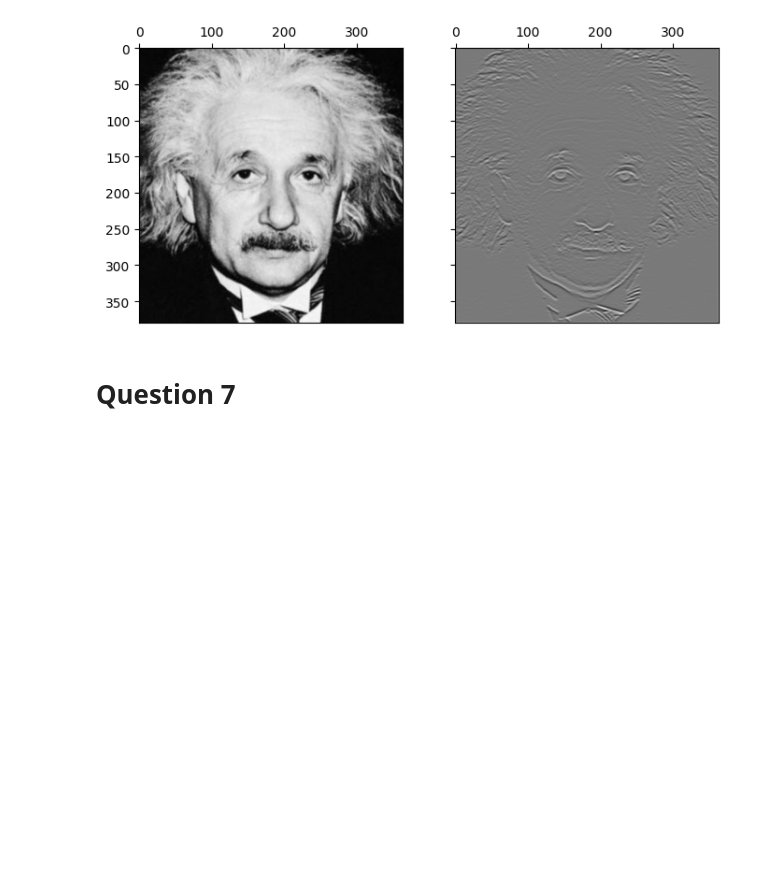
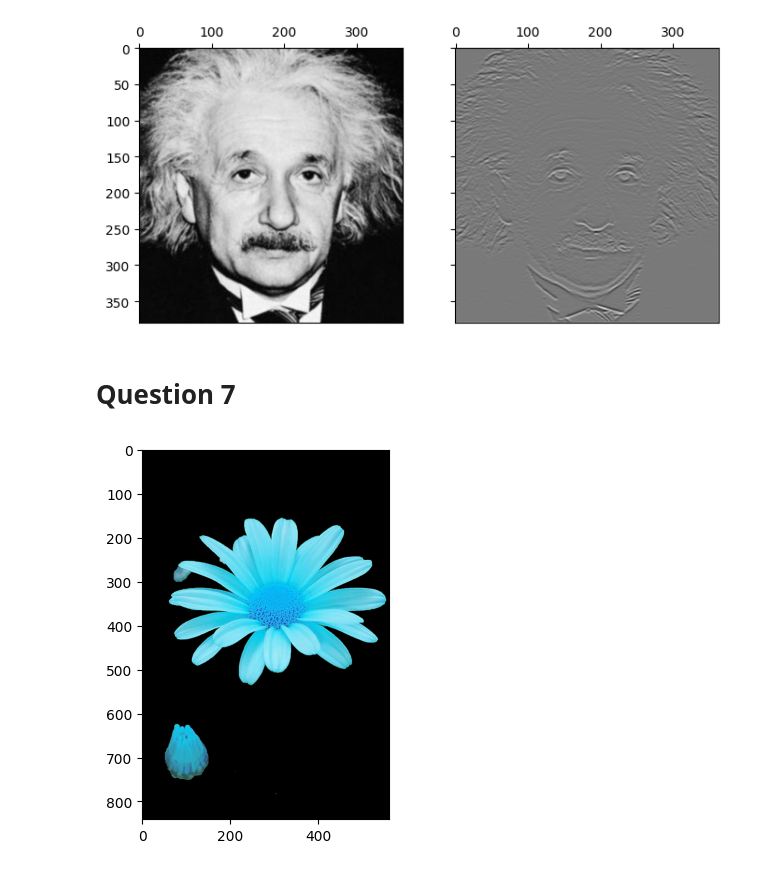
Before and after one commit to dila-janath/EN5204_Assignment_1, a Jupyter notebook: assignment1.ipynb, the cells around one changed output. Cells and saved outputs as stored; diff of their text form; code cells hidden in the pictures; blank space fills up the shorter version.

```diff
--- a/assignment1.ipynb
+++ b/assignment1.ipynb
@@ -349,3 +351,22 @@ plt.show
 [figure]
 # %% [markdown]
 # Question 7
+# %%
+import numpy as np
+import cv2 as cv
+from matplotlib import pyplot as plt
+
+img = cv.imread('daisy.jpg',  cv.IMREAD_COLOR)
+mask = np.zeros(img.shape[:2],np.uint8)
+
+bgdModel = np.zeros((1,65),np.float64)
+fgdModel = np.zeros((1,65),np.float64)
+rect = (50,150,550,650)
+
+cv.grabCut(img,mask,rect,bgdModel,fgdModel,5,cv.GC_INIT_WITH_RECT)
+mask2 = np.where((mask==2)|(mask==0),0,1).astype('uint8')
+img = img*mask2[:,:,np.newaxis]
+plt.imshow(img)
+plt.show()
+# %% [output]
+[figure, added]
```
Also changed, not shown: parts of 3 cells of this notebook.
